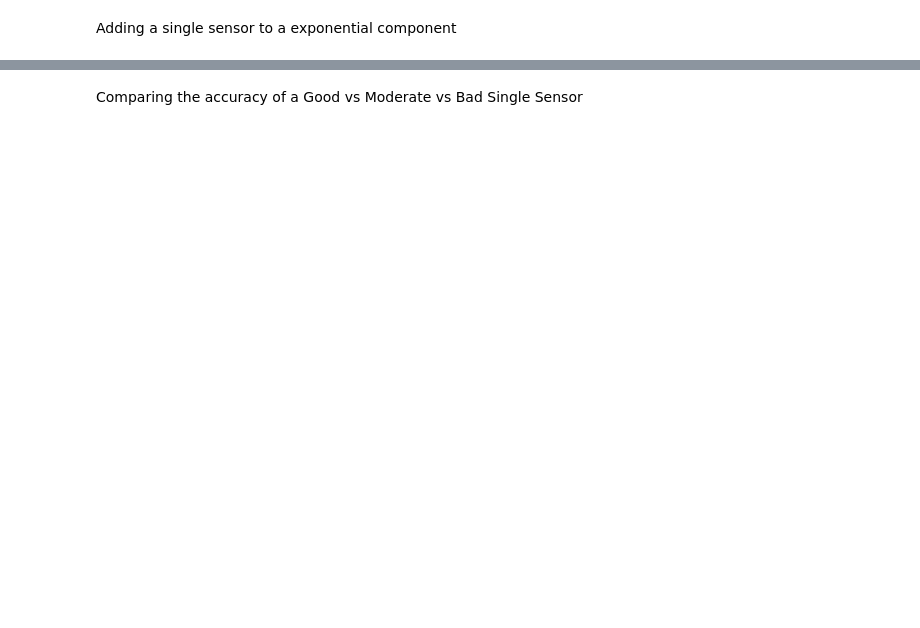
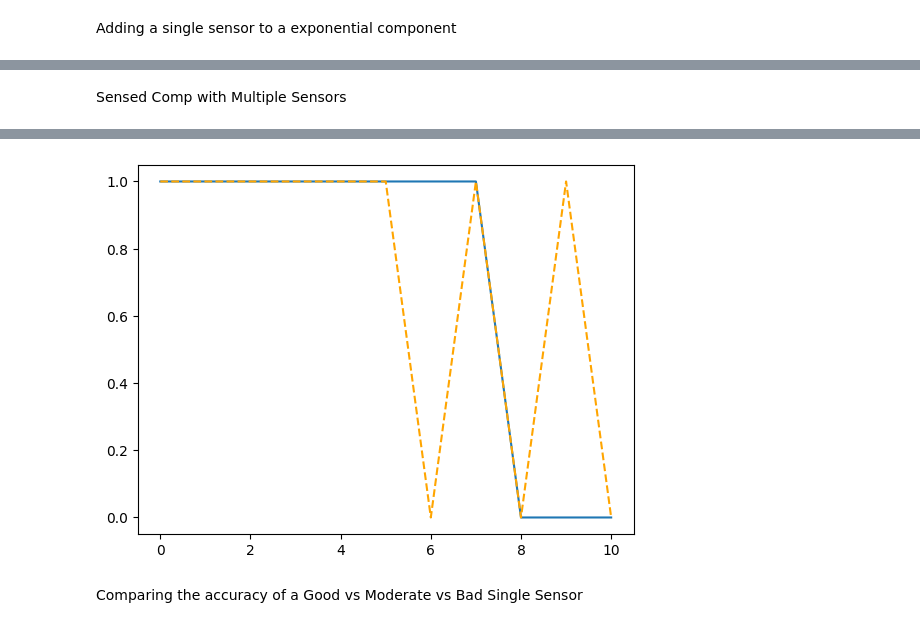
Before and after one commit to andreyaW/KISS2, a Jupyter notebook: object_testing/sensor_and_component_test.ipynb, the cells around one changed output, grey strips where cells are left out. Drawn from its saved outputs; the diff is of its cells as text; code cells hidden in the pictures; blank space fills up the shorter version.

```diff
--- a/object_testing/sensor_and_component_test.ipynb
+++ b/object_testing/sensor_and_component_test.ipynb
@@ -21,0 +43,23 @@ print(f"The sensing accuracy is {sum(sensor.history[:,1] / len(sensor.history)):
+# %% [markdown]
+Sensed Comp with Multiple Sensors
+# %%
+from sensor_objects.quality_based_sensor import QualityBasedSensor
+from component_objects.component_exponential import ExponentialComponent
+from sensed_objects.majority_vote_sensed_comp import MajorityVoteSensedComp
+
+import matplotlib.pyplot as plt
+
+# initialize comp and sensor
+comp = ExponentialComponent("test comp", MTTF= 5, MTTR=2)
+num_sensors = 3
+sensors = [QualityBasedSensor(f"s{i}", comp, quality= "Moderate") for i in range(num_sensors)]
+
+sim_hours = 10
+dt = 1
+sensed_comp = MajorityVoteSensedComp(comp, sensors)
+sensed_comp.simulate(t_end=sim_hours, dt=dt)
+sensed_comp.plot_history()
+
+# print(f"The sensing accuracy is {sum(sensor.history[:,1] / len(sensor.history)):.2%}")
+sensed_comp.all_states
+# %% [output]
@@ -22,3 +78,4 @@ print(f"The sensing accuracy is {sum(sensor.history[:,1] / len(sensor.history)):
+[figure, added]
 # %% [markdown]
 Comparing the accuracy of a Good vs Moderate vs Bad Single Sensor
 # %%
```
Also changed, not shown: parts of 5 cells of this notebook, 9 other files.
